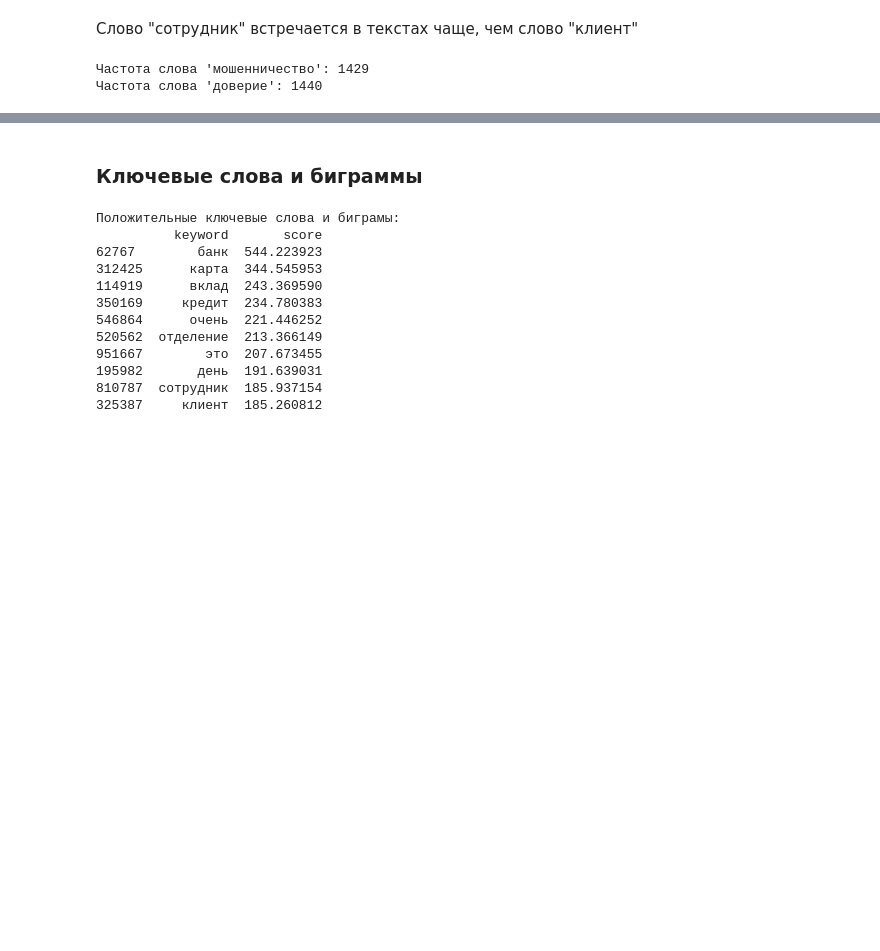
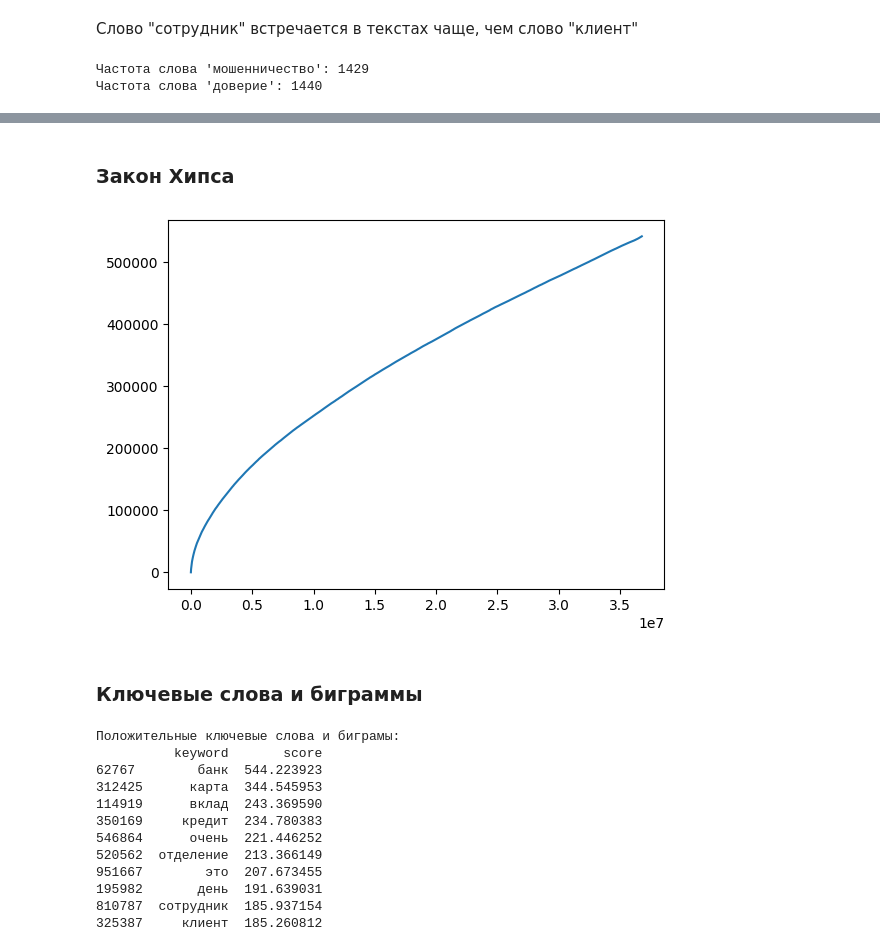
Before and after one commit to Krashper/Banks_text_classification, a Jupyter notebook: Text_classification.ipynb, the cells around one changed output, grey strips where cells are left out. Saved outputs shown, nothing was run; the diff lists cells and outputs as text; code cells hidden in the pictures; blank space fills up the shorter version.

```diff
--- a/Text_classification.ipynb
+++ b/Text_classification.ipynb
@@ -296,3 +307,27 @@ print(f"Частота слова 'доверие': {allWordsDict['довери
+# %% [markdown]
+### Закон Хипса
+# %%
+from collections import Counter
+
+
+cnt = Counter()
+n_words = []
+n_tokens = []
+tokens = []
+total_tokens = 0
+
+for index, row in tqdm(data.iterrows(), total=len(data)):
+  tokens = nltk.tokenize.word_tokenize(row["text"])
+  tokens_to_add = [token for token in tokens if token not in punctuation_chars]
+  total_tokens += len(tokens_to_add)
+  cnt.update(tokens_to_add)
+  n_words.append(len(cnt))
+  n_tokens.append(total_tokens)
+
+plt.plot(n_tokens, n_words)
+plt.show()
+# %% [output]
+[figure, added]
 # %% [markdown]
 ### Ключевые слова и биграммы
 # %%
```
Also changed, not shown: parts of 6 cells of this notebook.
